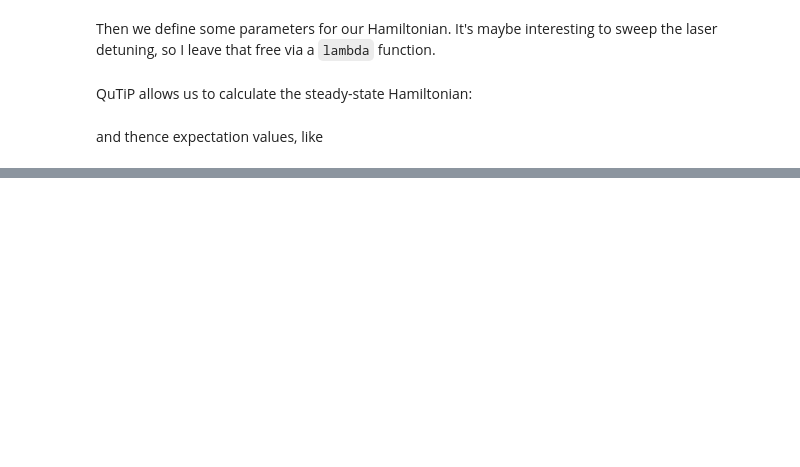
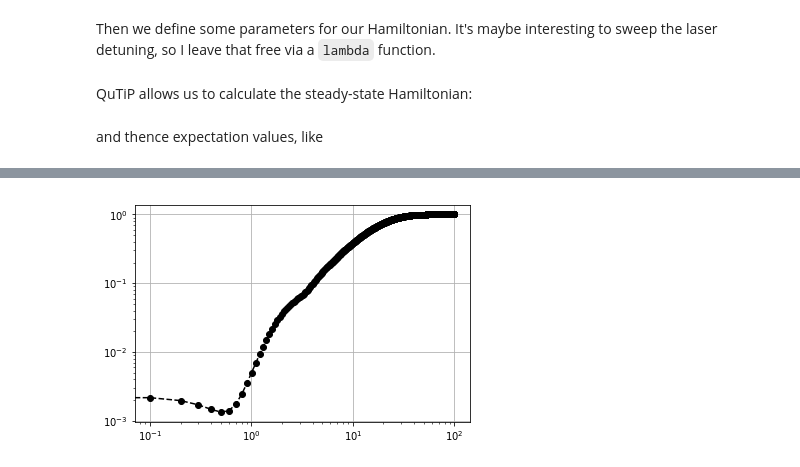
Before and after one commit to acmcclung/jupyter-notebooks, a Jupyter notebook: g2/g2-qutip.ipynb, the cells around one changed output, grey strips where cells are left out. Drawn from its saved outputs; the diff is of its cells as text; code cells hidden in the pictures; blank space fills up the shorter version.

```diff
--- a/g2/g2-qutip.ipynb
+++ b/g2/g2-qutip.ipynb
@@ -69,0 +120,31 @@ plt.grid()
+# %%
+def b(det):
+    return a - qp.expect(rho_ss_bare(det), a)
+
+def numerator(det, dm):
+    return qp.expect(b(det).dag()*b(det), dm)
+
+def denominator(det):
+    return qp.expect(b(det).dag()*b(det), rho_ss_atom(det))**2
+
+def densitymatrix(det, rho0, taulist):
+    return qp.mesolve(jchamiltonian(det),            # the hamiltonian
+                      b(det)*rho0(det)*b(det).dag(), # the "state"
+                      taulist,                       # delays at which to evaluate
+                      c_op,                          # collapse operators
+                      [],                            # list of ops. to calculate expt. vals. (empty)
+                      options=qp.Options(atol=1e-13, # options for ODE solver
+                                         rtol=1e-11,
+                                         order=12,
+                                         tidy=False))
+# %%
+taulist = np.linspace(0, 100, 1000)
+sol = densitymatrix(-2, rho_ss_atom, taulist)
+g2w = np.vectorize(lambda s: numerator(-2, s)/denominator(-2))(sol.states)
+
+plt.plot(taulist, g2w, "ko--")
+plt.grid()
+plt.yscale("log")
+plt.xscale("log")
+# %% [output]
+[figure, added]
```
Also changed, not shown: parts of 16 cells of this notebook, 1 other file.
